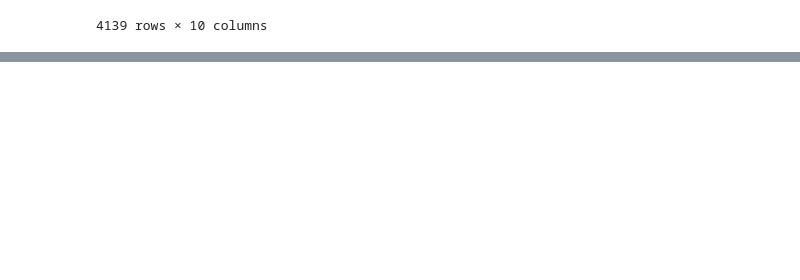
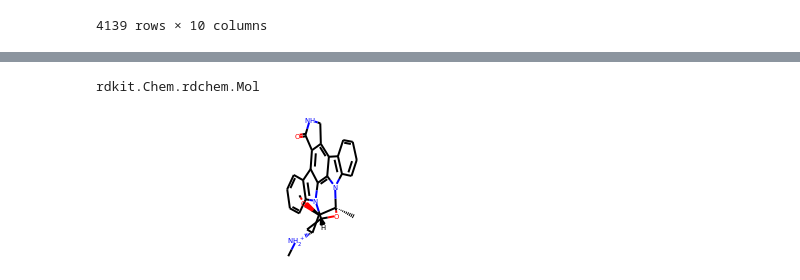
Before and after one commit to volkamerlab/klifs_utils, a Jupyter notebook: tutorial/tutorial.ipynb, the cells around one changed output, grey strips where cells are left out. Saved outputs shown, nothing was run; the diff lists cells and outputs as text; code cells hidden in the pictures; blank space fills up the shorter version.

```diff
--- a/tutorial/tutorial.ipynb
+++ b/tutorial/tutorial.ipynb
@@ -212,0 +231,10 @@ klifs.remote.coordinates.structure(33, 'ligand')
+# %%
+type(klifs.remote.coordinates.ligand.mol2_to_rdkit_mol(33))
+# %% [output]
+rdkit.Chem.rdchem.Mol
+# %%
+klifs.remote.coordinates.ligand.mol2_to_rdkit_mol(33)
+#from rdkit.Chem import AllChem
+#AllChem.Compute2DCoords(mol)
+# %% [output]
+[figure, added]
```
Also changed, not shown: parts of 9 cells of this notebook, 12 other files.
